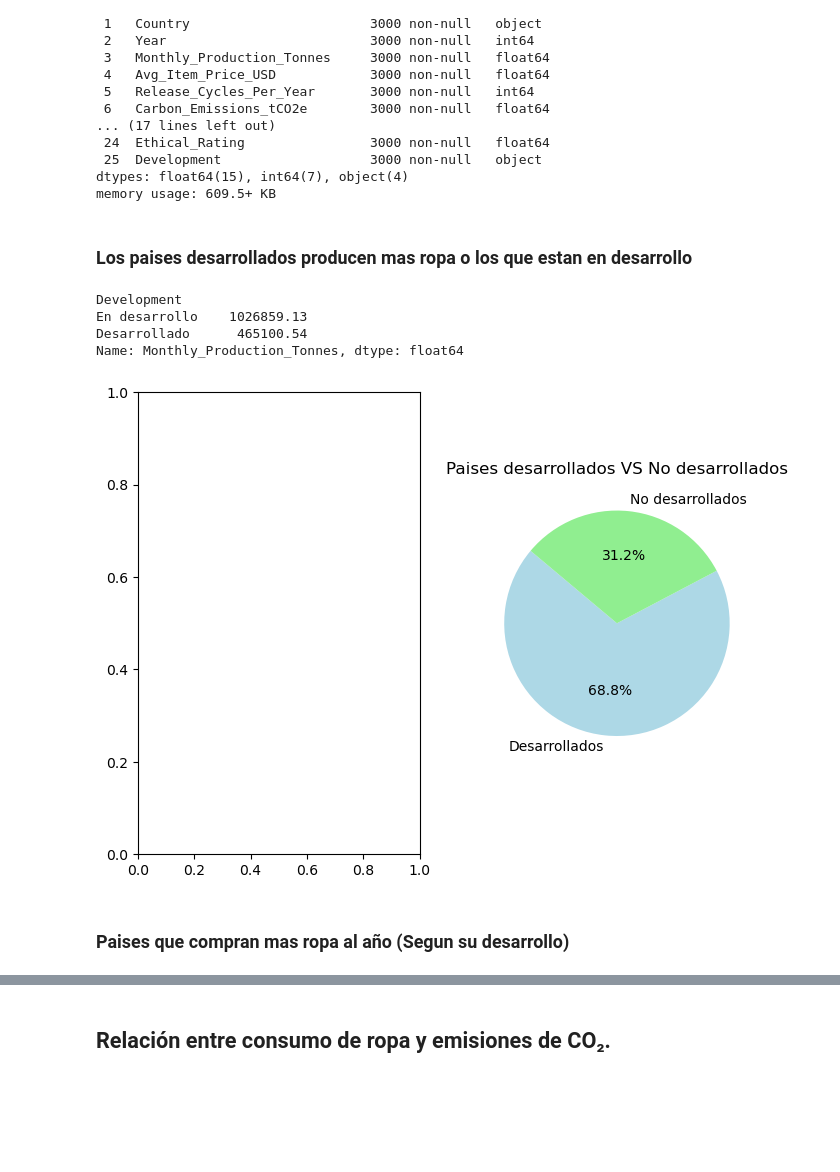
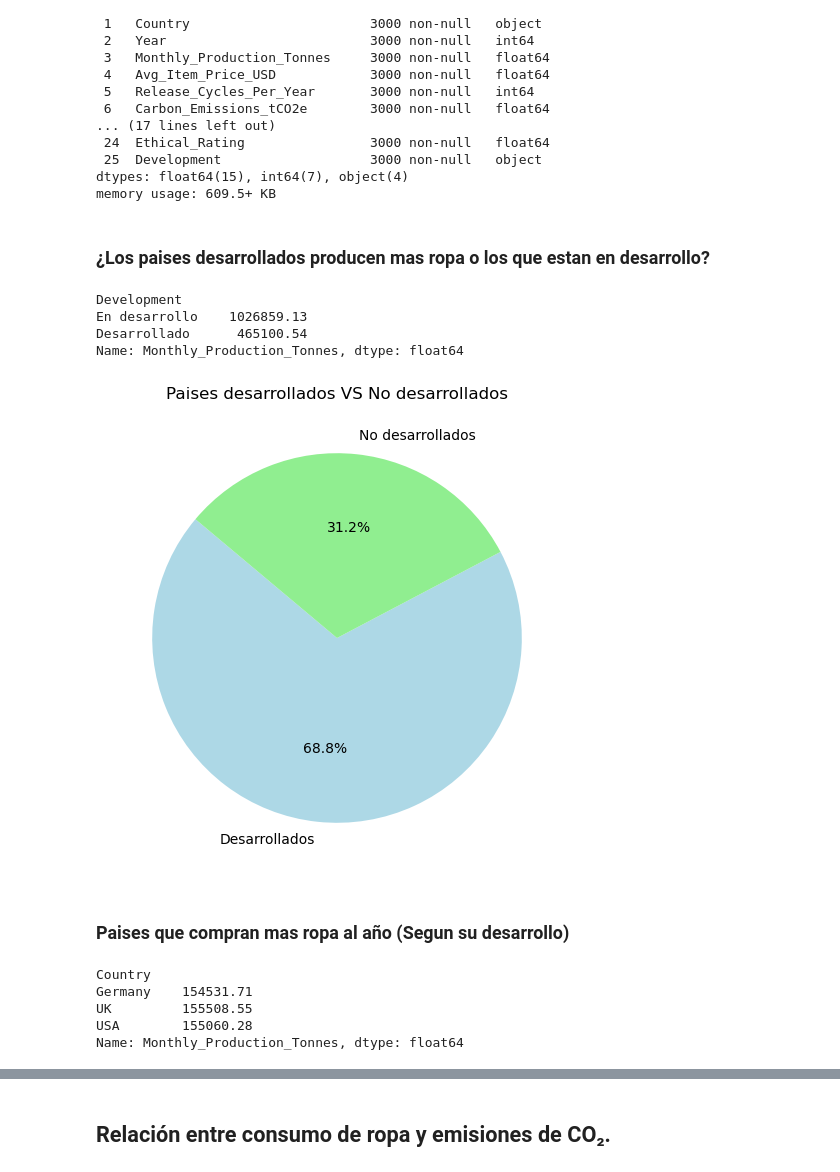
Before and after one commit to AlejandroSegura24/fast-fashion-analysis, a Jupyter notebook: notebooks/exploracion_fast_fashion.ipynb, the cells around one changed output, grey strips where cells are left out. Cells and saved outputs as stored; diff of their text form; code cells hidden in the pictures; blank space fills up the shorter version.

```diff
--- a/notebooks/exploracion_fast_fashion.ipynb
+++ b/notebooks/exploracion_fast_fashion.ipynb
@@ -203,25 +213,34 @@ Data columns (total 26 columns):
 dtypes: float64(15), int64(7), object(4)
 memory usage: 609.5+ KB
 # %% [markdown]
-### Los paises desarrollados producen mas ropa o los que estan en desarrollo
+### ¿Los paises desarrollados producen mas ropa o los que estan en desarrollo?
 # %%
 development_or_not_development = data.groupby('Development')['Monthly_Production_Tonnes'].sum().sort_values(ascending=False)
 print(development_or_not_development)
 
-# plt.figure(figsize=(8,6))
-fig,axs = plt.subplots(1,2, figsize=(8,6))
+plt.subplots(figsize=(8,6))
 labels = ['Desarrollados', 'No desarrollados']
 colors = ['lightblue', 'lightgreen']
 
 plt.pie(development_or_not_development, labels=labels, colors=colors, autopct='%1.1f%%',startangle=140)
 
 plt.title('Paises desarrollados VS No desarrollados')
 plt.show()
 # %% [output]
 Development
 En desarrollo    1026859.13
 Desarrollado      465100.54
 Name: Monthly_Production_Tonnes, dtype: float64
-[figure, old version]
+[figure, new version]
 # %% [markdown]
 ### Paises que compran mas ropa al año (Segun su desarrollo)
+# %%
+country_development = data[data['Development']== 'Desarrollado']
+dev_grouped = country_development.groupby('Country')['Monthly_Production_Tonnes'].sum()
+dev_grouped
+# %% [output]
+Country
+Germany    154531.71
+UK         155508.55
+USA        155060.28
+Name: Monthly_Production_Tonnes, dtype: float64
```
Also changed, not shown: parts of 4 cells of this notebook.
